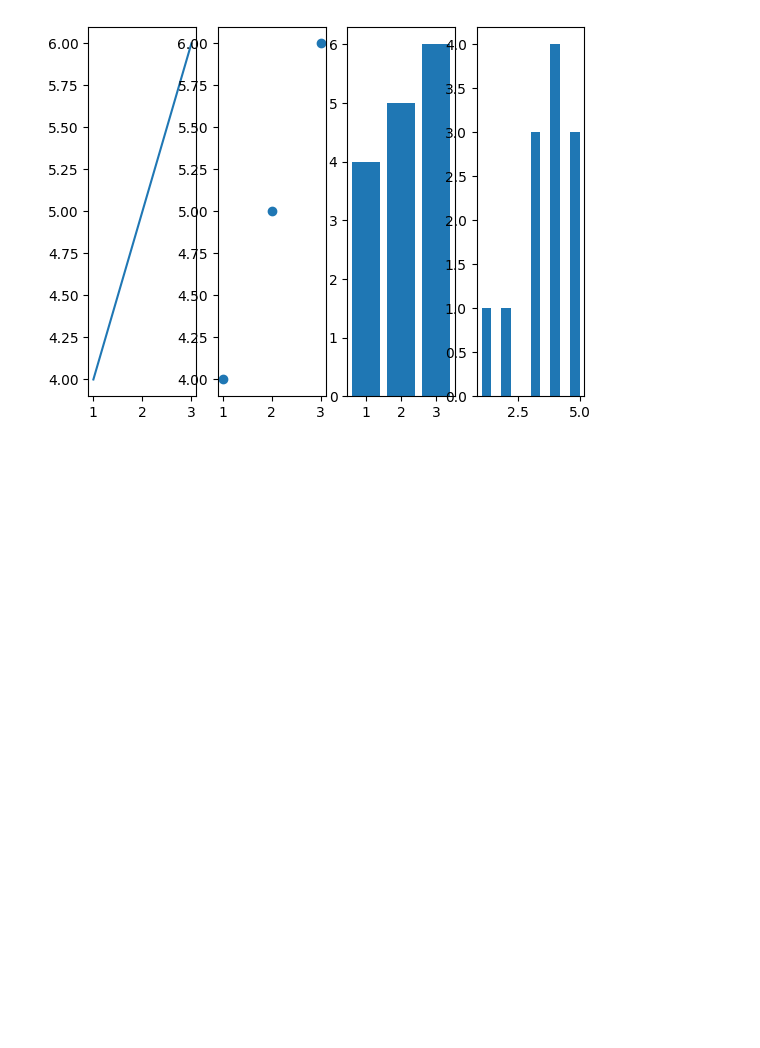
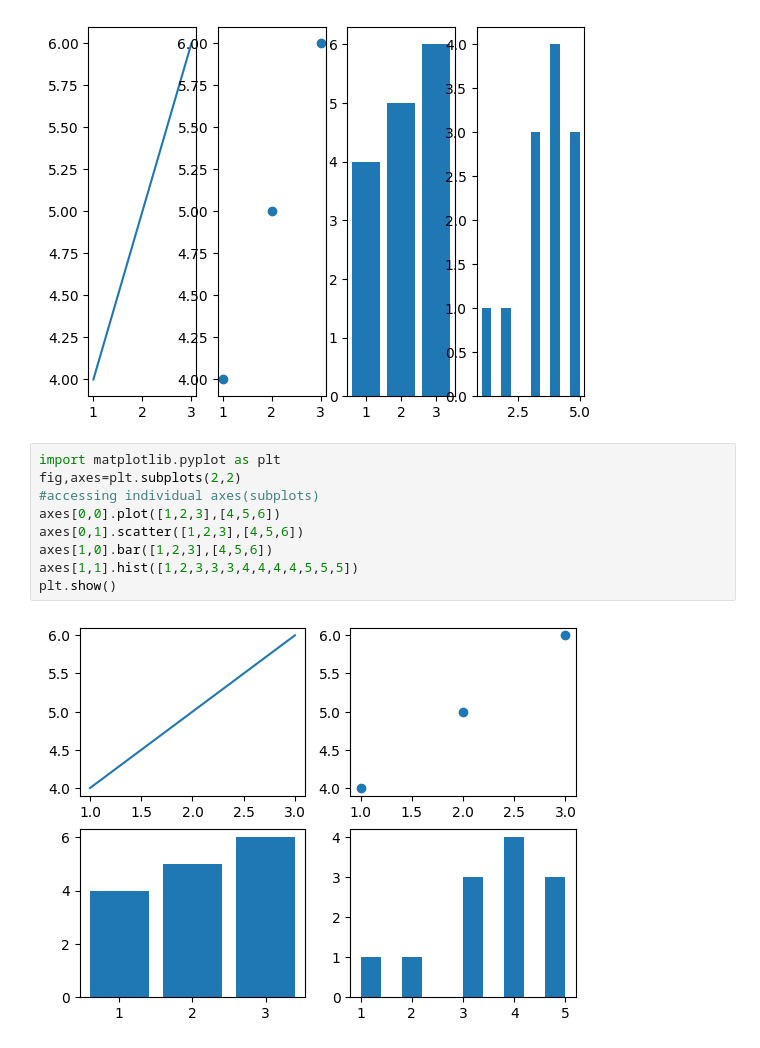
Before and after one commit to annapureddypravallika/datascience-tutorial, a Jupyter notebook: Welcome_To_Colab.ipynb, the cells around one changed output. Drawn from its saved outputs; the diff is of its cells as text; blank space fills up the shorter version.

```diff
--- a/Welcome_To_Colab.ipynb
+++ b/Welcome_To_Colab.ipynb
@@ -261,3 +261,14 @@ ax[3].hist([1,2,3,3,3,4,4,4,4,5,5,5])
 plt.show()
 # %% [output]
 [figure]
+# %%
+import matplotlib.pyplot as plt
+fig,axes=plt.subplots(2,2)
+#accessing individual axes(subplots)
+axes[0,0].plot([1,2,3],[4,5,6])
+axes[0,1].scatter([1,2,3],[4,5,6])
+axes[1,0].bar([1,2,3],[4,5,6])
+axes[1,1].hist([1,2,3,3,3,4,4,4,4,5,5,5])
+plt.show()
+# %% [output]
+[figure, added]
```
